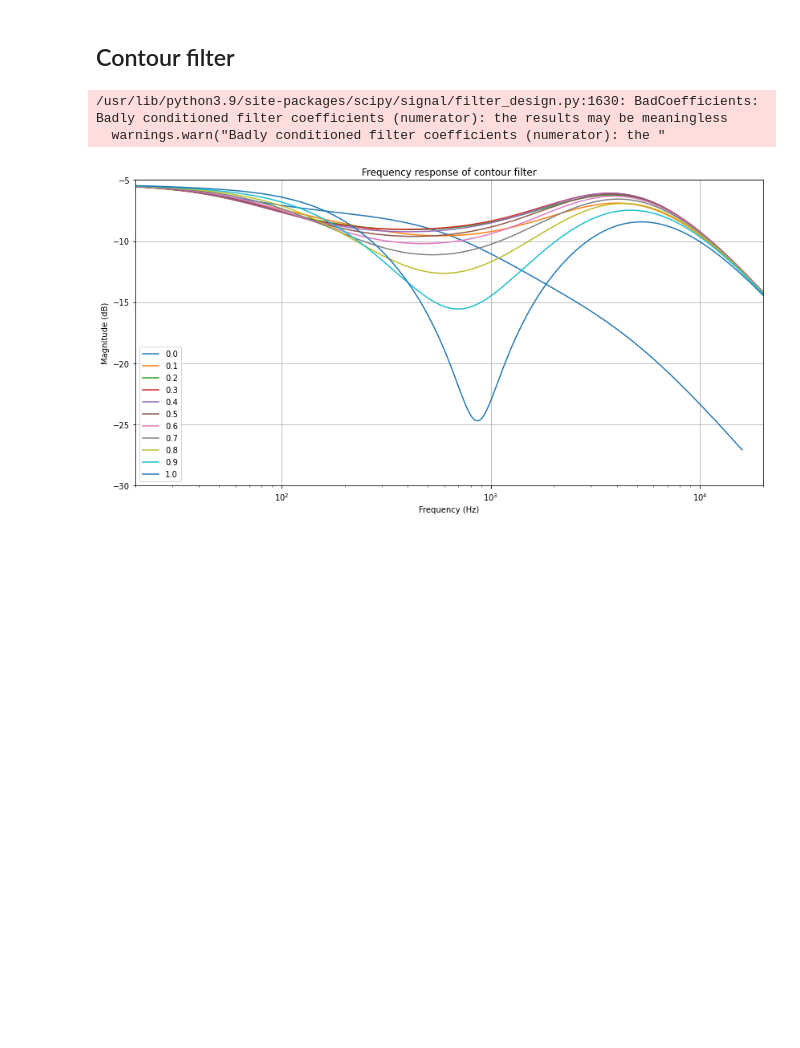
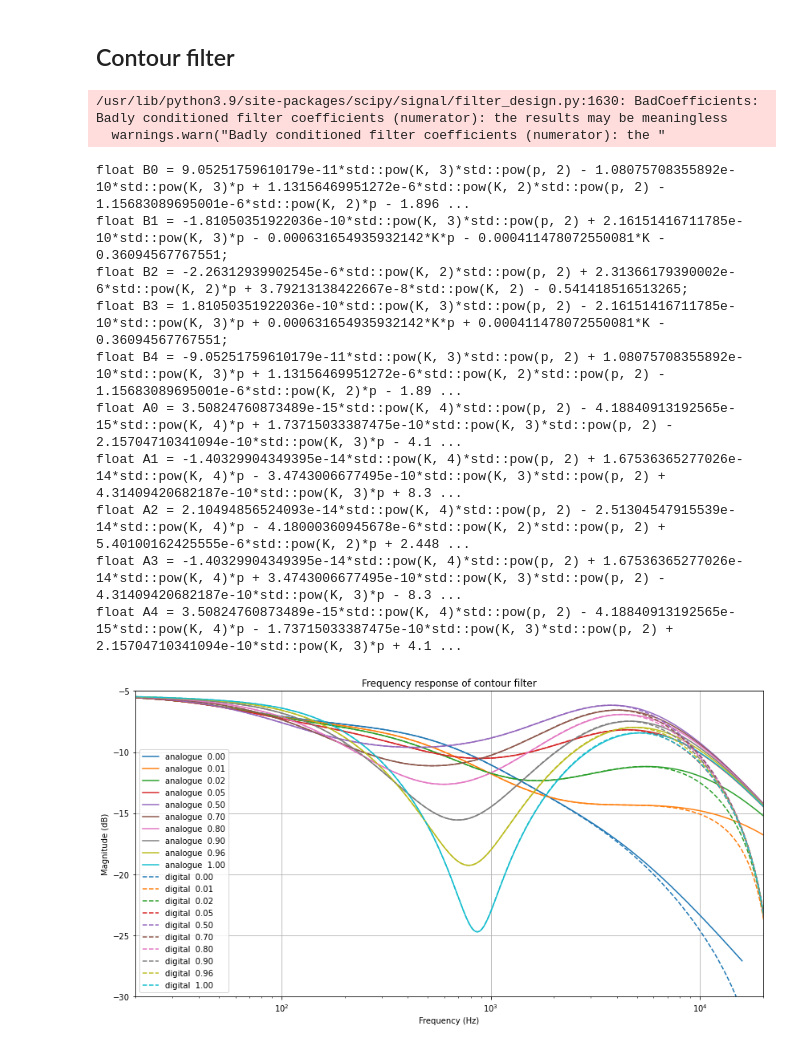
Before and after one commit to Barabas5532/valvestate_sim, a Jupyter notebook: binder/valvestate.ipynb, the cells around one changed output. Saved outputs shown, nothing was run; the diff lists cells and outputs as text; code cells hidden in the pictures; blank space fills up the shorter version.

Commit message:
Tidy up Filters section of docs

```diff
--- a/binder/valvestate.ipynb
+++ b/binder/valvestate.ipynb
@@ -11,7 +12,11 @@ import sympy
 import re
 # %%
 # Sample rate to use when plotting digital filter responses
-rate = 96000
+rate = 48000
+# Bilinear transform parameter, optimal at DC
+k = 2*rate
+
+# Default plot settings
 plt.rcParams["figure.figsize"] = (14, 7)
 plt.rcParams['axes.grid'] = True
 
@@ -81,3 +68,6 @@ def plot_frequency_response(B, A, rate=44100, k=2*rate):
+# %%
+def substitute_parameter(A, parameters):
+    return [float(sympy.sympify(AA).subs(parameters)) for AA in A]
 # %% [markdown]
 ## Input filter
 
@@ -228,21 +189,67 @@ A = d_poly.all_coeffs()
 # %%
-P = np.linspace(0, 1, 11)
+# contour.info
+Rp1, Rp2, p = sympy.symbols("Rp1 Rp2 p")
+Rp = 100e3
+V1 = 1
+
+exp = ((( 1.0032e-14 * Rp1 * Rp2 * V1 + 1.94495e-10 * Rp1 * V1 ) * s**3 +
+        ( 1.254e-10 * Rp1 * Rp2 * V1 + 4.56e-07 * Rp1 * V1 + 1.76e-07 * Rp2 * V1 + 0.0034122 * V1 ) * s**2 +
+        ( 0.0057 * Rp1 * V1 + 0.0022 * Rp2 * V1 + 8 * V1 ) * s + 100000 * V1) /
+       (( 3.88784e-19 * Rp1 * Rp2 + 7.53755e-15 * Rp1 ) * s**4 +
+        ( 1.92511e-14 * Rp1 * Rp2 + 5.04208e-10 * Rp1 + 3.88784e-11 * Rp2 + 7.53755e-07 ) * s**3 +
+        ( 2.31614e-10 * Rp1 * Rp2 + 7.82459e-06 * Rp1 + 1.05904e-06 * Rp2 + 0.0297419 ) * s**2 +
+        ( 0.0105279 * Rp1 + 0.0040634 * Rp2 + 170.06 ) * s + 184700))
+
+exp_final = exp.subs({Rp1: Rp*p, Rp2: Rp*(1-p)})
+n, d = sympy.fraction(exp_final)
+n_poly = sympy.Poly(n, s)
+d_poly = sympy.Poly(d, s)
+B = n_poly.all_coeffs()
+A = d_poly.all_coeffs()
+
+P = [0, 0.01, 0.02, 0.05, 0.5, 0.7, 0.8, 0.9, 0.96, 1]
+# plot response of analogue filter
 for pp in P:
-    b = [float(BB.subs(p, pp)) for BB in B]
-    a = [float(AA.subs(p, pp)) for AA in A]
+    b = substitute_parameter(B, {p: pp})
+    a = substitute_parameter(A, {p: pp})
 
     tf = signal.lti(b, a)
     w, H = signal.freqresp(tf)
-    plt.semilogx(w/2/np.pi, 20*np.log10(np.abs(H)), label=f"{pp:.1f}")
+    plt.semilogx(w/2/np.pi, 20*np.log10(np.abs(H)), label=f"analogue {pp: .2f}")
+
+tf = (B[0]*s**3 + B[1]*s**2 + B[2]*s + B[3])/(A[0]*s**4 + A[1]*s**3 + A[2]*s**2 + A[3]*s + A[4])
+Bz, Az = bilinear_transform(tf)
+
+print_as_cpp_coefficients(Bz, "B")
+print_as_cpp_coefficients(Az, "A")
+
+# plot response of digital filter
+for pp in P:
+    b = substitute_parameter(Bz, {p: pp, K: k})
+    a = substitute_parameter(Az, {p: pp, K: k})
+
+    tf = signal.dlti(b, a)
+    w, H = signal.dfreqresp(tf)
+    plt.semilogx(w/2/np.pi*rate, 20*np.log10(np.abs(H)), label=f"digital {pp: 0.2f}", linestyle='--')
 
 plt.title("Frequency response of contour filter")
 plt.xlabel("Frequency (Hz)")
 plt.ylabel("Magnitude (dB)")
 plt.xlim(20, 20e3)
 plt.ylim(-30, -5)
 plt.legend()
 plt.show()
 # %% [output]
 /usr/lib/python3.9/site-packages/scipy/signal/filter_design.py:1630: BadCoefficients: Badly conditioned filter coefficients (numerator): the results may be meaningless
   warnings.warn("Badly conditioned filter coefficients (numerator): the "
+float B0 = 9.05251759610179e-11*std::pow(K, 3)*std::pow(p, 2) - 1.08075708355892e-10*std::pow(K, 3)*p + 1.13156469951272e-6*std::pow(K, 2)*std::pow(p, 2) - 1.15683089695001e-6*std::pow(K, 2)*p - 1.896 ...
+float B1 = -1.81050351922036e-10*std::pow(K, 3)*std::pow(p, 2) + 2.16151416711785e-10*std::pow(K, 3)*p - 0.000631654935932142*K*p - 0.000411478072550081*K - 0.36094567767551;
+float B2 = -2.26312939902545e-6*std::pow(K, 2)*std::pow(p, 2) + 2.31366179390002e-6*std::pow(K, 2)*p + 3.79213138422667e-8*std::pow(K, 2) - 0.541418516513265;
+float B3 = 1.81050351922036e-10*std::pow(K, 3)*std::pow(p, 2) - 2.16151416711785e-10*std::pow(K, 3)*p + 0.000631654935932142*K*p + 0.000411478072550081*K - 0.36094567767551;
+float B4 = -9.05251759610179e-11*std::pow(K, 3)*std::pow(p, 2) + 1.08075708355892e-10*std::pow(K, 3)*p + 1.13156469951272e-6*std::pow(K, 2)*std::pow(p, 2) - 1.15683089695001e-6*std::pow(K, 2)*p - 1.89 ...
+float A0 = 3.50824760873489e-15*std::pow(K, 4)*std::pow(p, 2) - 4.18840913192565e-15*std::pow(K, 4)*p + 1.73715033387475e-10*std::pow(K, 3)*std::pow(p, 2) - 2.15704710341094e-10*std::pow(K, 3)*p - 4.1 ...
+float A1 = -1.40329904349395e-14*std::pow(K, 4)*std::pow(p, 2) + 1.67536365277026e-14*std::pow(K, 4)*p - 3.4743006677495e-10*std::pow(K, 3)*std::pow(p, 2) + 4.31409420682187e-10*std::pow(K, 3)*p + 8.3 ...
+float A2 = 2.10494856524093e-14*std::pow(K, 4)*std::pow(p, 2) - 2.51304547915539e-14*std::pow(K, 4)*p - 4.18000360945678e-6*std::pow(K, 2)*std::pow(p, 2) + 5.40100162425555e-6*std::pow(K, 2)*p + 2.448 ...
+float A3 = -1.40329904349395e-14*std::pow(K, 4)*std::pow(p, 2) + 1.67536365277026e-14*std::pow(K, 4)*p + 3.4743006677495e-10*std::pow(K, 3)*std::pow(p, 2) - 4.31409420682187e-10*std::pow(K, 3)*p - 8.3 ...
+float A4 = 3.50824760873489e-15*std::pow(K, 4)*std::pow(p, 2) - 4.18840913192565e-15*std::pow(K, 4)*p - 1.73715033387475e-10*std::pow(K, 3)*std::pow(p, 2) + 2.15704710341094e-10*std::pow(K, 3)*p + 4.1 ...
-[figure, old version]
+[figure, new version]
```
Also changed, not shown: parts of 14 cells of this notebook.
